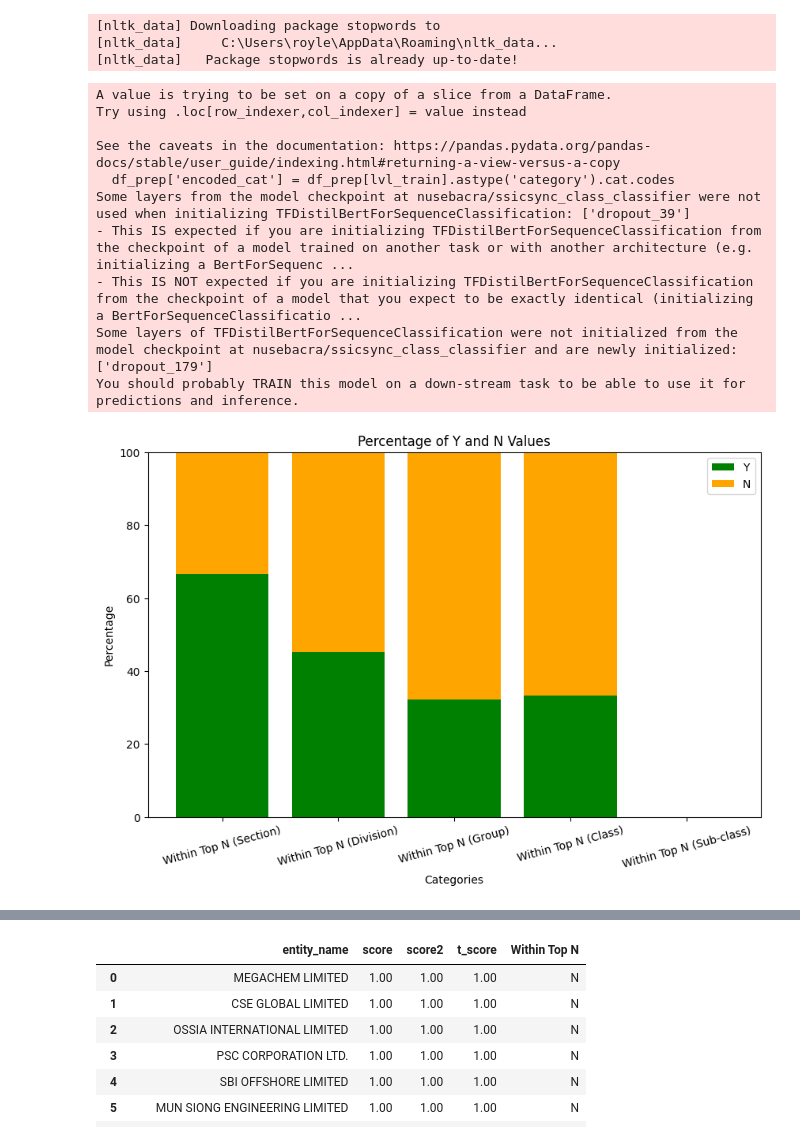
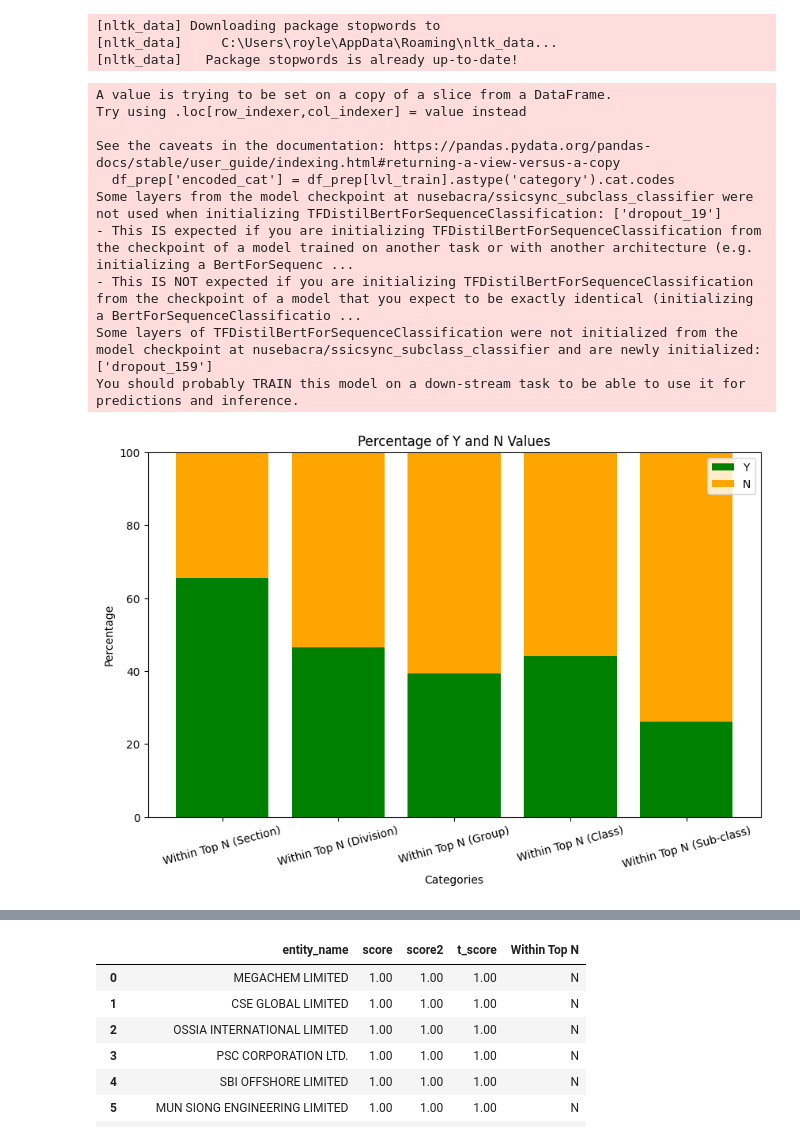
Before and after one commit to yorwel/ssicsync, a Jupyter notebook: 1. Model Load & Test.ipynb, the cells around one changed output, grey strips where cells are left out. Saved outputs shown, nothing was run; the diff lists cells and outputs as text; code cells hidden in the pictures.

```diff
--- a/1. Model Load & Test.ipynb
+++ b/1. Model Load & Test.ipynb
@@ -356,7 +327,7 @@ import numpy as np
 # 4. 'Class'
 # 5. 'Subclass'
 
-level = 'Class'
+level = 'Subclass'
 ####################################################################################################
 
 # create ssic denormalized fact table
@@ -431,15 +402,15 @@ df_prep = df_prep[[lvl_train, 'encoded_cat']].drop_duplicates()
 
 # mapping
 level_map = {
-    'Section': ('Section', ssic_df.iloc[:, [0, 1, 9, 10, 11, 12, 13]].drop_duplicates(), ssic_1.iloc[:, [0, 1]].drop_duplicates().reset_index(drop=True), "nusebacra/ssicsync_section_classifier", ssic_1, '0'),
-    'Division': ('Division', ssic_df.iloc[:, [0, 1, 6, 10, 11, 12, 13]].drop_duplicates(), ssic_2.iloc[:, [0, 1]].drop_duplicates().reset_index(drop=True), "nusebacra/ssicsync_division_classifier", ssic_2, ssic_1),
-    'Group': ('Group', ssic_df.iloc[:, [0, 1, 7, 10, 11, 12, 13]].drop_duplicates(), ssic_3.iloc[:, [0, 1]].drop_duplicates().reset_index(drop=True), "nusebacra/ssicsync_group_classifier", ssic_3, ssic_2),
-    'Class': ('Class', ssic_df.iloc[:, [0, 1, 8, 10, 11, 12, 13]].drop_duplicates(), ssic_4.iloc[:, [0, 1]].drop_duplicates().reset_index(drop=True), "nusebacra/ssicsync_class_classifier", ssic_4, ssic_3),
-    'Subclass': ('Subclass', ssic_df.iloc[:, [0, 1, 9, 10, 11, 12, 13]].drop_duplicates(), ssic_5.iloc[:, [0, 1]].drop_duplicates().reset_index(drop=True), "nusebacra/ssicsync_subclass_classifier", ssic_5, ssic_4)
+    'Section': ('Section', ssic_df.iloc[:, [0, 1, 9, 10, 11, 12, 13]].drop_duplicates(), ssic_1.iloc[:, [0, 1]].drop_duplicates().reset_index(drop=True), "nusebacra/ssicsync_section_classifier", ssic_1),
+    'Division': ('Division', ssic_df.iloc[:, [0, 1, 6, 10, 11, 12, 13]].drop_duplicates(), ssic_2.iloc[:, [0, 1]].drop_duplicates().reset_index(drop=True), "nusebacra/ssicsync_division_classifier", ssic_2),
+    'Group': ('Group', ssic_df.iloc[:, [0, 1, 7, 10, 11, 12, 13]].drop_duplicates(), ssic_3.iloc[:, [0, 1]].drop_duplicates().reset_index(drop=True), "nusebacra/ssicsync_group_classifier", ssic_3),
+    'Class': ('Class', ssic_df.iloc[:, [0, 1, 8, 10, 11, 12, 13]].drop_duplicates(), ssic_4.iloc[:, [0, 1]].drop_duplicates().reset_index(drop=True), "nusebacra/ssicsync_class_classifier", ssic_4),
+    'Subclass': ('SSIC 2020', ssic_df.iloc[:, [0, 1, 9, 10, 11, 12, 13]].drop_duplicates(), ssic_5.iloc[:, [0, 1]].drop_duplicates().reset_index(drop=True), "nusebacra/ssicsync_subclass_classifier", ssic_5)
 }
 
 # Get the values for a and b based on the lvl_train
-lvl_train, df_streamlit, ssic_n_sl, model, ssic_lvl, oneup_lvl = level_map.get(level, ('default_a', 'default_b', 'default_c', 'default_d', 'default_e', 'default_f'))
+lvl_train, df_streamlit, ssic_n_sl, model, ssic_lvl = level_map.get(level, ('default_a', 'default_b', 'default_c', 'default_d', 'default_e', 'default_f'))
 lvl_train_title = lvl_train + " Title"
 
 # load model directly from huggingface
@@ -531,11 +502,11 @@ prediction_df['p_Class'] = prediction_df[lvl_train].apply(lambda x: x[:4] if len
 prediction_df['p_Sub-class'] = prediction_df[lvl_train].apply(lambda x: x[:5] if len(x) >= 5 else np.nan)
 prediction_df = prediction_df.fillna('NaN')
 
-Section_prediction_df = prediction_df.groupby(['entity_name', 'ssic_code', 'ssic_code2', 'm_Section', 'm_Section2'])['p_Section'].apply(list).reset_index()
-Division_prediction_df = prediction_df.groupby(['entity_name', 'ssic_code', 'ssic_code2', 'm_Division', 'm_Division2'])['p_Division'].apply(list).reset_index()
-Group_prediction_df = prediction_df.groupby(['entity_name', 'ssic_code', 'ssic_code2', 'm_Group', 'm_Group2'])['p_Group'].apply(list).reset_index()
-Class_prediction_df = prediction_df.groupby(['entity_name', 'ssic_code', 'ssic_code2', 'm_Class', 'm_Class2'])['p_Class'].apply(list).reset_index()
-Subclass_prediction_df = prediction_df.groupby(['entity_name', 'ssic_code', 'ssic_code2', 'm_Sub-class', 'm_Sub-class2'])['p_Sub-class'].apply(list).reset_index()
+Section_prediction_df = prediction_df.groupby(['entity_name', 'ssic_code', 'ssic_code2', 'm_Section', 'm_Section2', 'Notes Page Content', 'Notes Page Content2'])['p_Section'].apply(list).reset_index()
+Division_prediction_df = prediction_df.groupby(['entity_name', 'ssic_code', 'ssic_code2', 'm_Division', 'm_Division2', 'Notes Page Content', 'Notes Page Content2'])['p_Division'].apply(list).reset_index()
+Group_prediction_df = prediction_df.groupby(['entity_name', 'ssic_code', 'ssic_code2', 'm_Group', 'm_Group2', 'Notes Page Content', 'Notes Page Content2'])['p_Group'].apply(list).reset_index()
+Class_prediction_df = prediction_df.groupby(['entity_name', 'ssic_code', 'ssic_code2', 'm_Class', 'm_Class2', 'Notes Page Content', 'Notes Page Content2'])['p_Class'].apply(list).reset_index()
+Subclass_prediction_df = prediction_df.groupby(['entity_name', 'ssic_code', 'ssic_code2', 'm_Sub-class', 'm_Sub-class2', 'Notes Page Content', 'Notes Page Content2'])['p_Sub-class'].apply(list).reset_index()
 
 def check_alpha_in_list(row, N, m1, m2, p):
     # Check if p contains any NaN values
@@ -566,7 +537,7 @@ dfs = [
 # Merge DataFrames on entity_name, ssic_code, ssic_code2
 merged_df = dfs[0]  # Start with the first DataFrame
 for df in dfs[1:]:
-    merged_df = pd.merge(merged_df, df, on=['entity_name', 'ssic_code', 'ssic_code2'], how='outer')
+    merged_df = pd.merge(merged_df, df, on=['entity_name', 'ssic_code', 'ssic_code2', 'Notes Page Content', 'Notes Page Content2'], how='outer')
 
 columns_to_include = [
     'Within Top N (Section)',
@@ -596,33 +567,33 @@ import matplotlib.pyplot as plt
 percentages_df_transposed = percentages_df.transpose()
 
 # Plotting
 fig, ax = plt.subplots(figsize=(10, 6))
 
 # Plotting the bars vertically
 bars1 = ax.bar(percentages_df_transposed.index, percentages_df_transposed['Y'], color='green', label='Y')
 bars2 = ax.bar(percentages_df_transposed.index, percentages_df_transposed['N'], bottom=percentages_df_transposed['Y'], color='orange', label='N')
 
 # Customizing the plot
 ax.set_title('Percentage of Y and N Values')
 ax.set_xlabel('Categories')
 ax.set_ylabel('Percentage')
 ax.set_ylim(0, 100)
 ax.legend()
 
 # Rotate x-axis labels for better visibility if needed
 plt.xticks(rotation=15)
 
 # Show plot
 plt.show()
 # %% [output]
 A value is trying to be set on a copy of a slice from a DataFrame.
 Try using .loc[row_indexer,col_indexer] = value instead
 
 See the caveats in the documentation: https://pandas.pydata.org/pandas-docs/stable/user_guide/indexing.html#returning-a-view-versus-a-copy
   df_prep['encoded_cat'] = df_prep[lvl_train].astype('category').cat.codes
-Some layers from the model checkpoint at nusebacra/ssicsync_class_classifier were not used when initializing TFDistilBertForSequenceClassification: ['dropout_39']
+Some layers from the model checkpoint at nusebacra/ssicsync_subclass_classifier were not used when initializing TFDistilBertForSequenceClassification: ['dropout_19']
 - This IS expected if you are initializing TFDistilBertForSequenceClassification from the checkpoint of a model trained on another task or with another architecture (e.g. initializing a BertForSequenc ...
 - This IS NOT expected if you are initializing TFDistilBertForSequenceClassification from the checkpoint of a model that you expect to be exactly identical (initializing a BertForSequenceClassificatio ...
-Some layers of TFDistilBertForSequenceClassification were not initialized from the model checkpoint at nusebacra/ssicsync_class_classifier and are newly initialized: ['dropout_179']
+Some layers of TFDistilBertForSequenceClassification were not initialized from the model checkpoint at nusebacra/ssicsync_subclass_classifier and are newly initialized: ['dropout_159']
 You should probably TRAIN this model on a down-stream task to be able to use it for predictions and inference.
-[figure, old version]
+[figure, new version]
```
Also changed, not shown: parts of 3 cells of this notebook, 1 other file.
